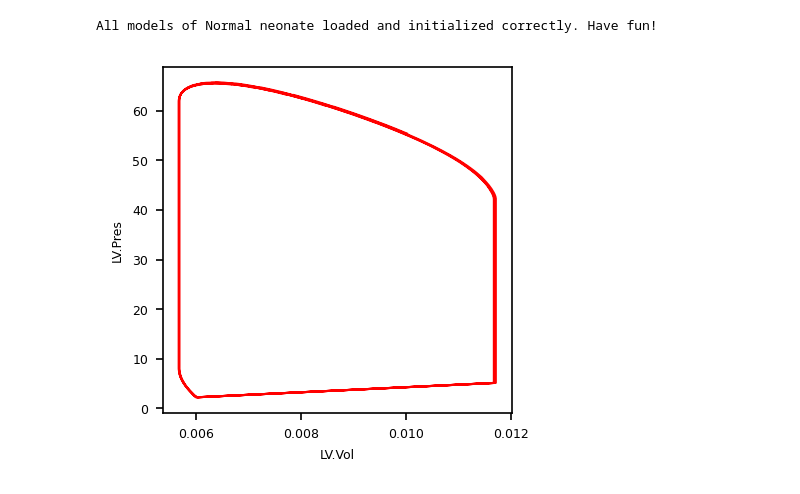
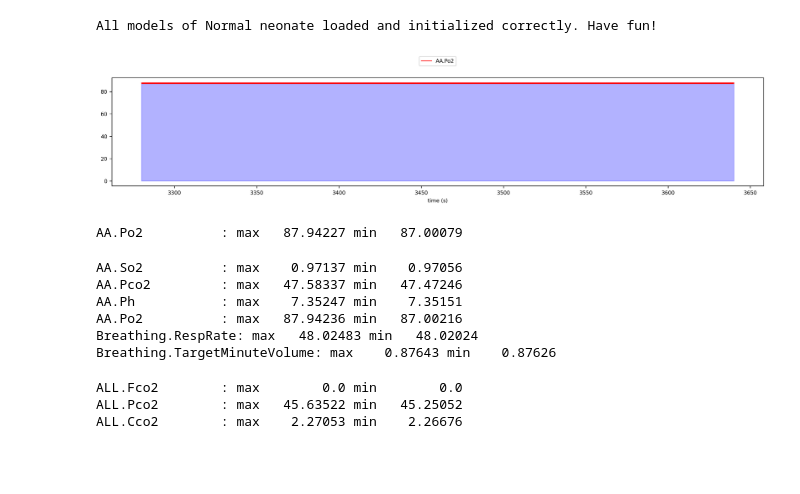
Before and after one commit to Dobutamine/explain-modeling, a Jupyter notebook: explain.ipynb, the cells around one changed output. Cells and saved outputs as stored; diff of their text form; code cells hidden in the pictures; blank space fills up the shorter version.

```diff
--- a/explain.ipynb
+++ b/explain.ipynb
@@ -5,6 +4,22 @@ neo.Calculate(10)
 # %% [output]
 All models of Normal neonate loaded and initialized correctly. Have fun!
 # %%
-neo.Interface.plot_xy_graph("LV.Vol", "LV.Pres")
+neo.Interface.plot_time_graph(["AA.Po2"], time_to_calculate=360, fill=True)
 # %% [output]
-[figure, old version]
+[figure, new version]
+AA.Po2          : max   87.94227 min   87.00079
+# %%
+neo.Interface.analyze(["AA.So2","AA.Pco2","AA.Ph","AA.Po2","Breathing.RespRate", "Breathing.TargetMinuteVolume"])
+# %% [output]
+AA.So2          : max    0.97137 min    0.97056
+AA.Pco2         : max   47.58337 min   47.47246
+AA.Ph           : max    7.35247 min    7.35151
+AA.Po2          : max   87.94236 min   87.00216
+Breathing.RespRate: max   48.02483 min   48.02024
+Breathing.TargetMinuteVolume: max    0.87643 min    0.87626
+# %%
+neo.Interface.analyze(["ALL.Fco2", "ALL.Pco2", "ALL.Cco2"])
+# %% [output]
+ALL.Fco2        : max        0.0 min        0.0
+ALL.Pco2        : max   45.63522 min   45.25052
+ALL.Cco2        : max    2.27053 min    2.26676
```
Also changed, not shown: parts of 1 cell of this notebook, 5 other files.
